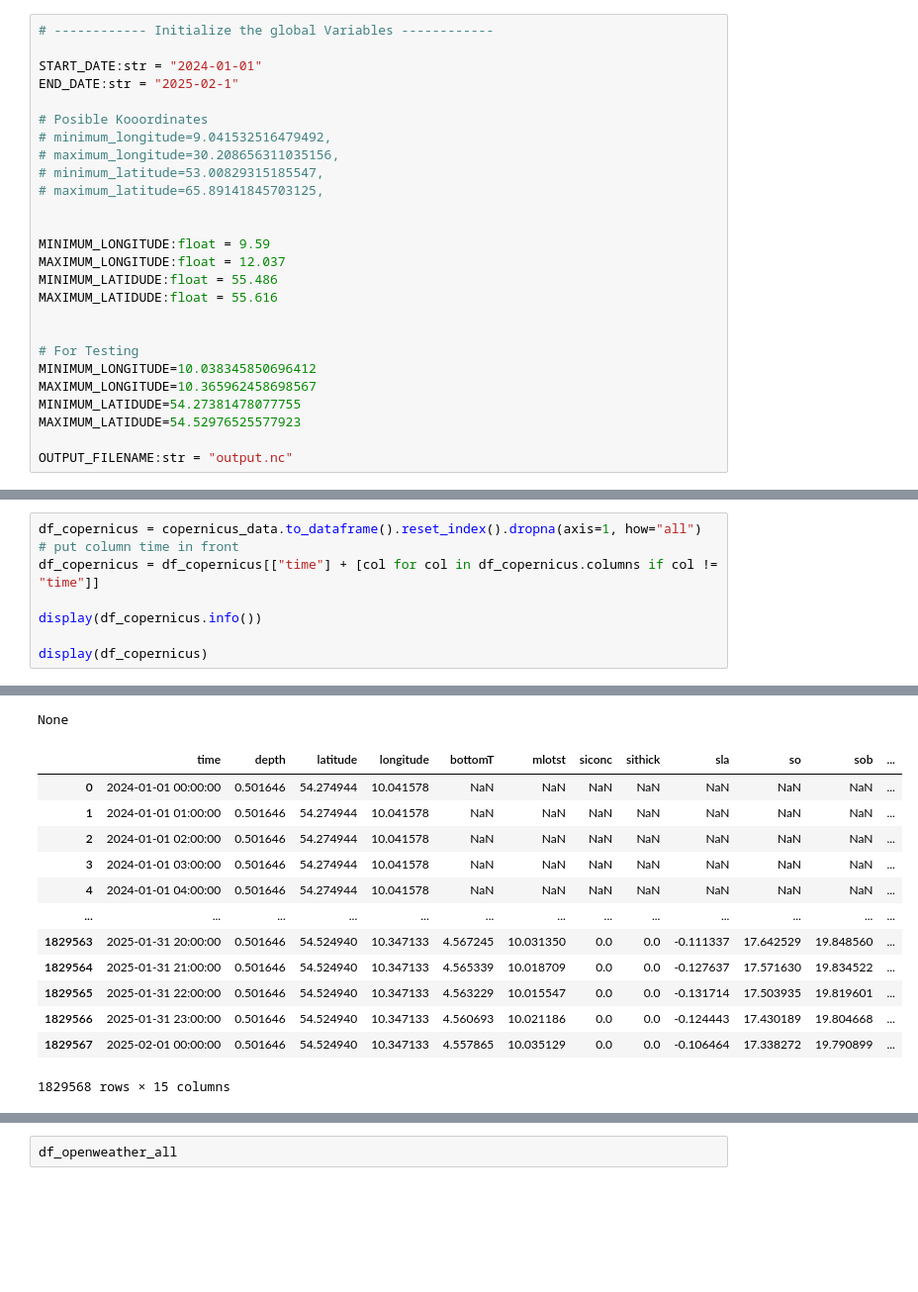
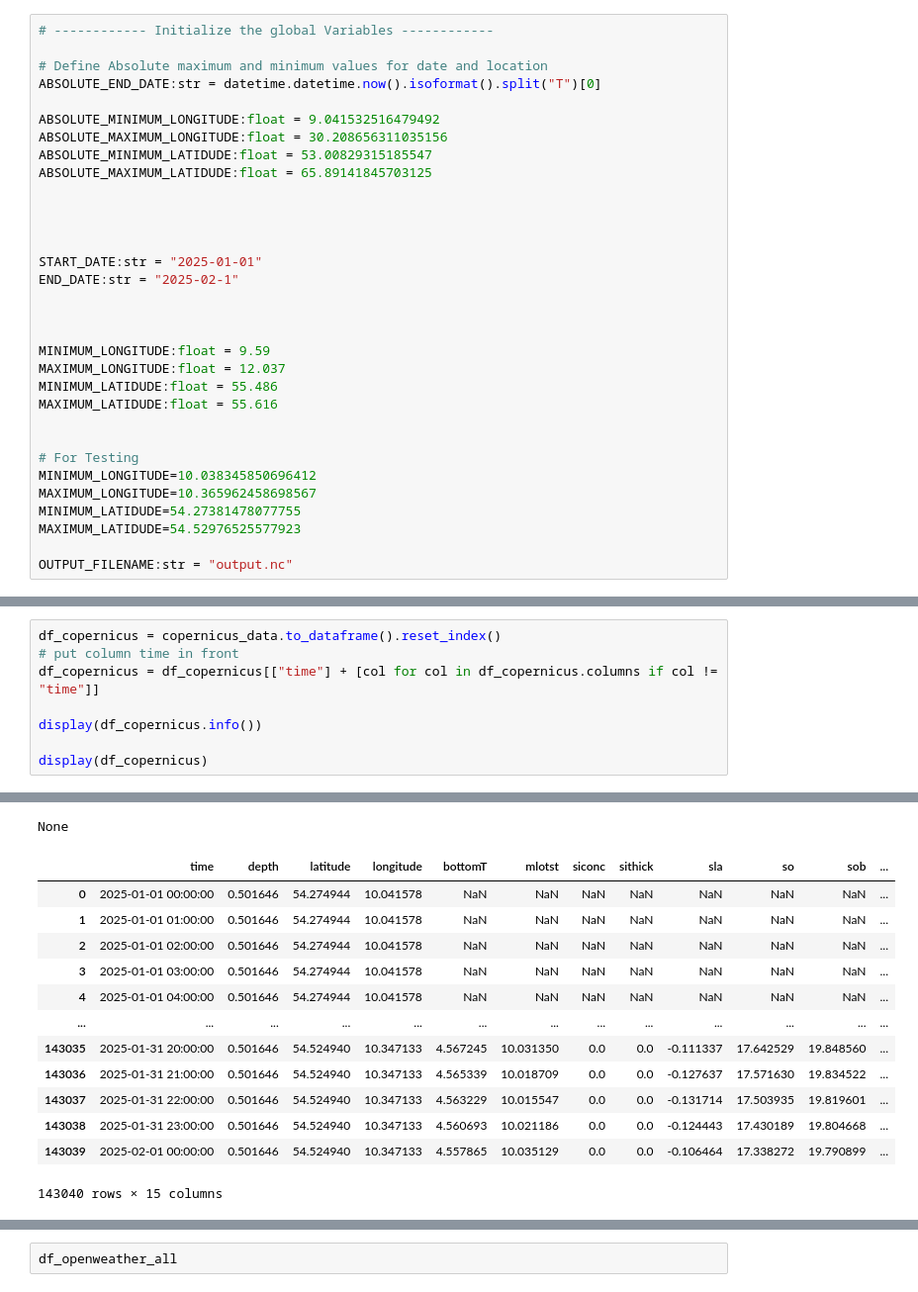
Before and after one commit to RATFIVE/GEOMAR-DeepLearning, a Jupyter notebook: app/backend/backend.ipynb, the cells around one changed output, grey strips where cells are left out. Shown at 99% size. Drawn from its saved outputs; the diff is of its cells as text; blank space fills up the shorter version.

```diff
--- a/app/backend/backend.ipynb
+++ b/app/backend/backend.ipynb
@@ -12,14 +16,20 @@ from tqdm import tqdm
 # %%
 # ------------ Initialize the global Variables ------------
 
-START_DATE:str = "2024-01-01"
+# Define Absolute maximum and minimum values for date and location
+ABSOLUTE_END_DATE:str = datetime.datetime.now().isoformat().split("T")[0]
+
+ABSOLUTE_MINIMUM_LONGITUDE:float = 9.041532516479492
+ABSOLUTE_MAXIMUM_LONGITUDE:float = 30.208656311035156
+ABSOLUTE_MINIMUM_LATIDUDE:float = 53.00829315185547
+ABSOLUTE_MAXIMUM_LATIDUDE:float = 65.89141845703125
+
+
+
+
+START_DATE:str = "2025-01-01"
 END_DATE:str = "2025-02-1"
 
-# Posible Kooordinates
-# minimum_longitude=9.041532516479492,
-# maximum_longitude=30.208656311035156,
-# minimum_latitude=53.00829315185547,
-# maximum_latitude=65.89141845703125,
 
 
 MINIMUM_LONGITUDE:float = 9.59
@@ -124,6 +105,6 @@ Data variables:
     copernicusmarine_version:  2.0.0
 # %%
-df_copernicus = copernicus_data.to_dataframe().reset_index().dropna(axis=1, how="all")
+df_copernicus = copernicus_data.to_dataframe().reset_index()
 # put column time in front
 df_copernicus = df_copernicus[["time"] + [col for col in df_copernicus.columns if col != "time"]]
 
@@ -151,17 +132,17 @@ memory usage: 111.7 MB
 None
 |  | time | depth | latitude | longitude | bottomT | mlotst | siconc | sithick | sla | so | sob | ... |
-| 0 | 2024-01-01 00:00:00 | 0.501646 | 54.274944 | 10.041578 | NaN | NaN | NaN | NaN | NaN | NaN | NaN | ... |
-| 1 | 2024-01-01 01:00:00 | 0.501646 | 54.274944 | 10.041578 | NaN | NaN | NaN | NaN | NaN | NaN | NaN | ... |
-| 2 | 2024-01-01 02:00:00 | 0.501646 | 54.274944 | 10.041578 | NaN | NaN | NaN | NaN | NaN | NaN | NaN | ... |
-| 3 | 2024-01-01 03:00:00 | 0.501646 | 54.274944 | 10.041578 | NaN | NaN | NaN | NaN | NaN | NaN | NaN | ... |
-| 4 | 2024-01-01 04:00:00 | 0.501646 | 54.274944 | 10.041578 | NaN | NaN | NaN | NaN | NaN | NaN | NaN | ... |
+| 0 | 2025-01-01 00:00:00 | 0.501646 | 54.274944 | 10.041578 | NaN | NaN | NaN | NaN | NaN | NaN | NaN | ... |
+| 1 | 2025-01-01 01:00:00 | 0.501646 | 54.274944 | 10.041578 | NaN | NaN | NaN | NaN | NaN | NaN | NaN | ... |
+| 2 | 2025-01-01 02:00:00 | 0.501646 | 54.274944 | 10.041578 | NaN | NaN | NaN | NaN | NaN | NaN | NaN | ... |
+| 3 | 2025-01-01 03:00:00 | 0.501646 | 54.274944 | 10.041578 | NaN | NaN | NaN | NaN | NaN | NaN | NaN | ... |
+| 4 | 2025-01-01 04:00:00 | 0.501646 | 54.274944 | 10.041578 | NaN | NaN | NaN | NaN | NaN | NaN | NaN | ... |
 | ... | ... | ... | ... | ... | ... | ... | ... | ... | ... | ... | ... | ... |
-| 1829563 | 2025-01-31 20:00:00 | 0.501646 | 54.524940 | 10.347133 | 4.567245 | 10.031350 | 0.0 | 0.0 | -0.111337 | 17.642529 | 19.848560 | ... |
-| 1829564 | 2025-01-31 21:00:00 | 0.501646 | 54.524940 | 10.347133 | 4.565339 | 10.018709 | 0.0 | 0.0 | -0.127637 | 17.571630 | 19.834522 | ... |
-| 1829565 | 2025-01-31 22:00:00 | 0.501646 | 54.524940 | 10.347133 | 4.563229 | 10.015547 | 0.0 | 0.0 | -0.131714 | 17.503935 | 19.819601 | ... |
-| 1829566 | 2025-01-31 23:00:00 | 0.501646 | 54.524940 | 10.347133 | 4.560693 | 10.021186 | 0.0 | 0.0 | -0.124443 | 17.430189 | 19.804668 | ... |
-| 1829567 | 2025-02-01 00:00:00 | 0.501646 | 54.524940 | 10.347133 | 4.557865 | 10.035129 | 0.0 | 0.0 | -0.106464 | 17.338272 | 19.790899 | ... |
+| 143035 | 2025-01-31 20:00:00 | 0.501646 | 54.524940 | 10.347133 | 4.567245 | 10.031350 | 0.0 | 0.0 | -0.111337 | 17.642529 | 19.848560 | ... |
+| 143036 | 2025-01-31 21:00:00 | 0.501646 | 54.524940 | 10.347133 | 4.565339 | 10.018709 | 0.0 | 0.0 | -0.127637 | 17.571630 | 19.834522 | ... |
+| 143037 | 2025-01-31 22:00:00 | 0.501646 | 54.524940 | 10.347133 | 4.563229 | 10.015547 | 0.0 | 0.0 | -0.131714 | 17.503935 | 19.819601 | ... |
+| 143038 | 2025-01-31 23:00:00 | 0.501646 | 54.524940 | 10.347133 | 4.560693 | 10.021186 | 0.0 | 0.0 | -0.124443 | 17.430189 | 19.804668 | ... |
+| 143039 | 2025-02-01 00:00:00 | 0.501646 | 54.524940 | 10.347133 | 4.557865 | 10.035129 | 0.0 | 0.0 | -0.106464 | 17.338272 | 19.790899 | ... |
-1829568 rows × 15 columns
+143040 rows × 15 columns
 # %%
 cols = [
     "time", "temperature_2m", "relative_humidity_2m", "dew_point_2m", "apparent_temperature",
```
Also changed, not shown: parts of 8 cells of this notebook.
